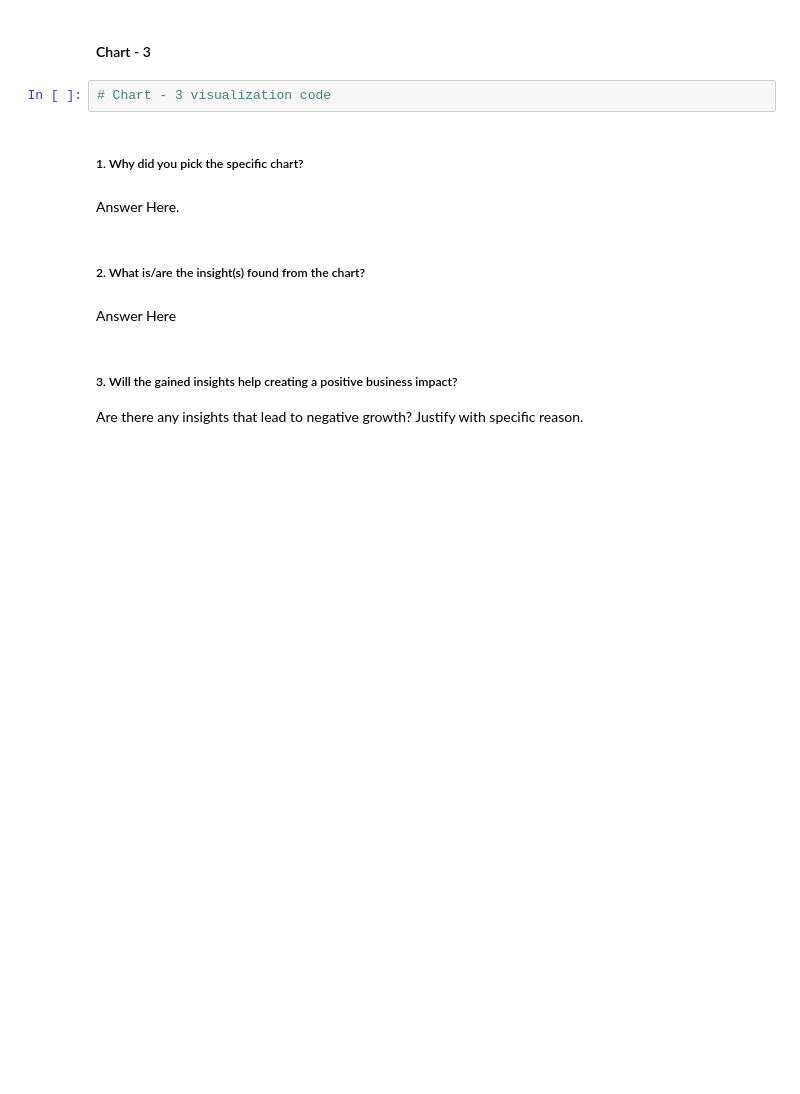
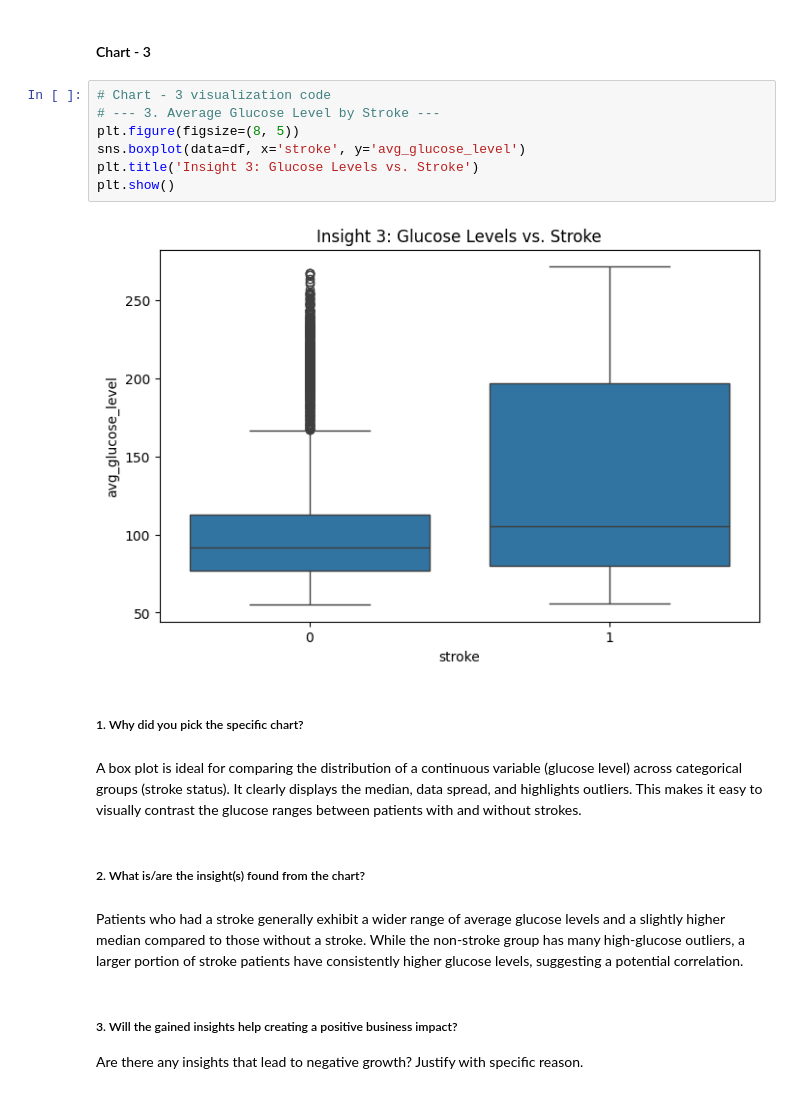
Before and after one commit to Vansh-172/Project-Regression, a Jupyter notebook: Vansh_Goyal_ML_Submission.ipynb, the cells around one changed output. Saved outputs shown, nothing was run; the diff lists cells and outputs as text; blank space fills up the shorter version.

```diff
--- a/Vansh_Goyal_ML_Submission.ipynb
+++ b/Vansh_Goyal_ML_Submission.ipynb
@@ -251,16 +373,23 @@ Are there any insights that lead to negative growth? Justify with specific reaso
 Answer Here
 # %% [markdown]
 #### Chart - 3
-# %%
-# Chart - 3 visualization code
+# %%
+# Chart - 3 visualization code
+# --- 3. Average Glucose Level by Stroke ---
+plt.figure(figsize=(8, 5))
+sns.boxplot(data=df, x='stroke', y='avg_glucose_level')
+plt.title('Insight 3: Glucose Levels vs. Stroke')
+plt.show()
+# %% [output]
+[figure, added]
 # %% [markdown]
 ##### 1. Why did you pick the specific chart?
-# %% [markdown]
-Answer Here.
+# %% [markdown]
+A box plot is ideal for comparing the distribution of a continuous variable (glucose level) across categorical groups (stroke status). It clearly displays the median, data spread, and highlights outliers. This makes it easy to visually contrast the glucose ranges between patients with and without strokes.
 # %% [markdown]
 ##### 2. What is/are the insight(s) found from the chart?
-# %% [markdown]
-Answer Here
+# %% [markdown]
+Patients who had a stroke generally exhibit a wider range of average glucose levels and a slightly higher median compared to those without a stroke. While the non-stroke group has many high-glucose outliers, a larger portion of stroke patients have consistently higher glucose levels, suggesting a potential correlation.
 # %% [markdown]
 ##### 3. Will the gained insights help creating a positive business impact?
 Are there any insights that lead to negative growth? Justify with specific reason.
```
Also changed, not shown: parts of 71 cells of this notebook.
